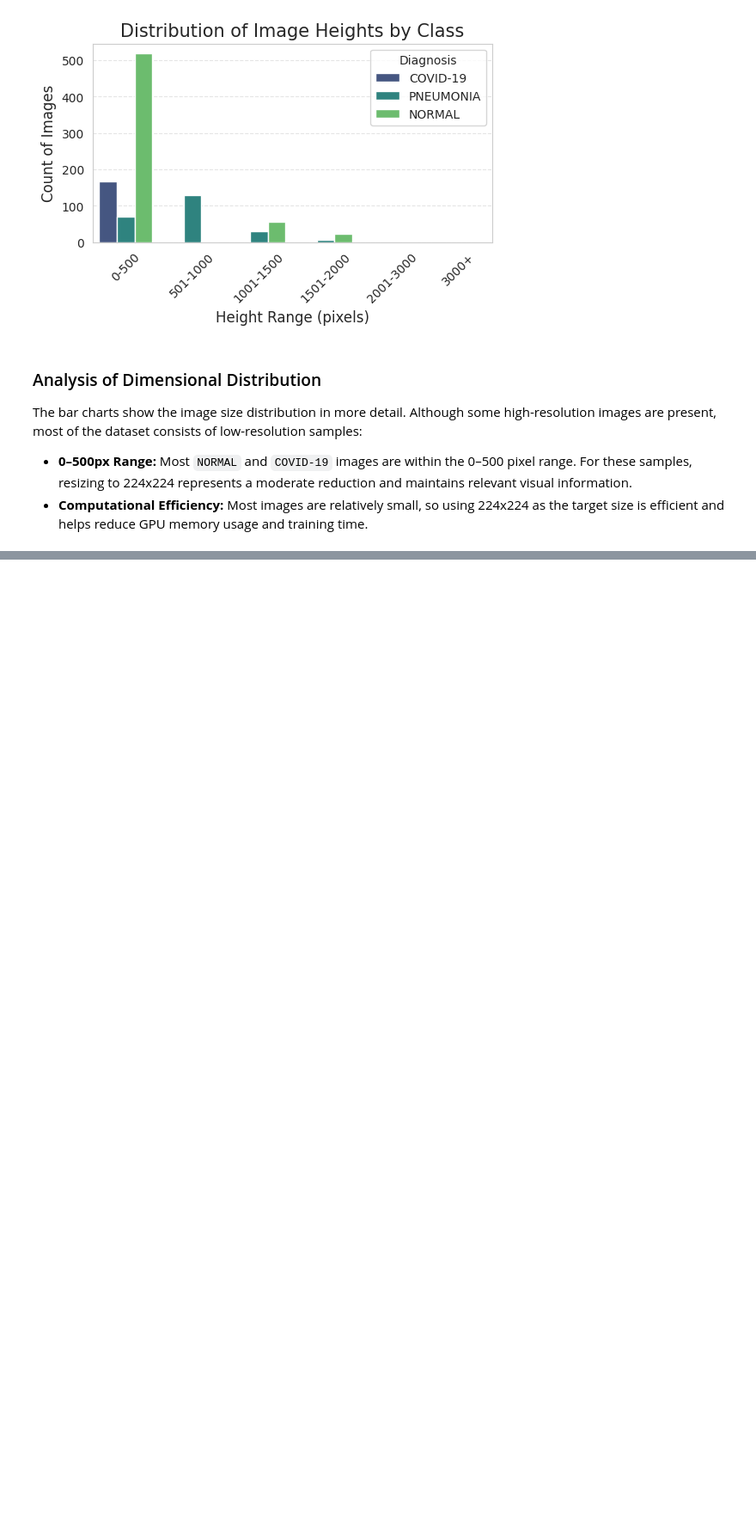
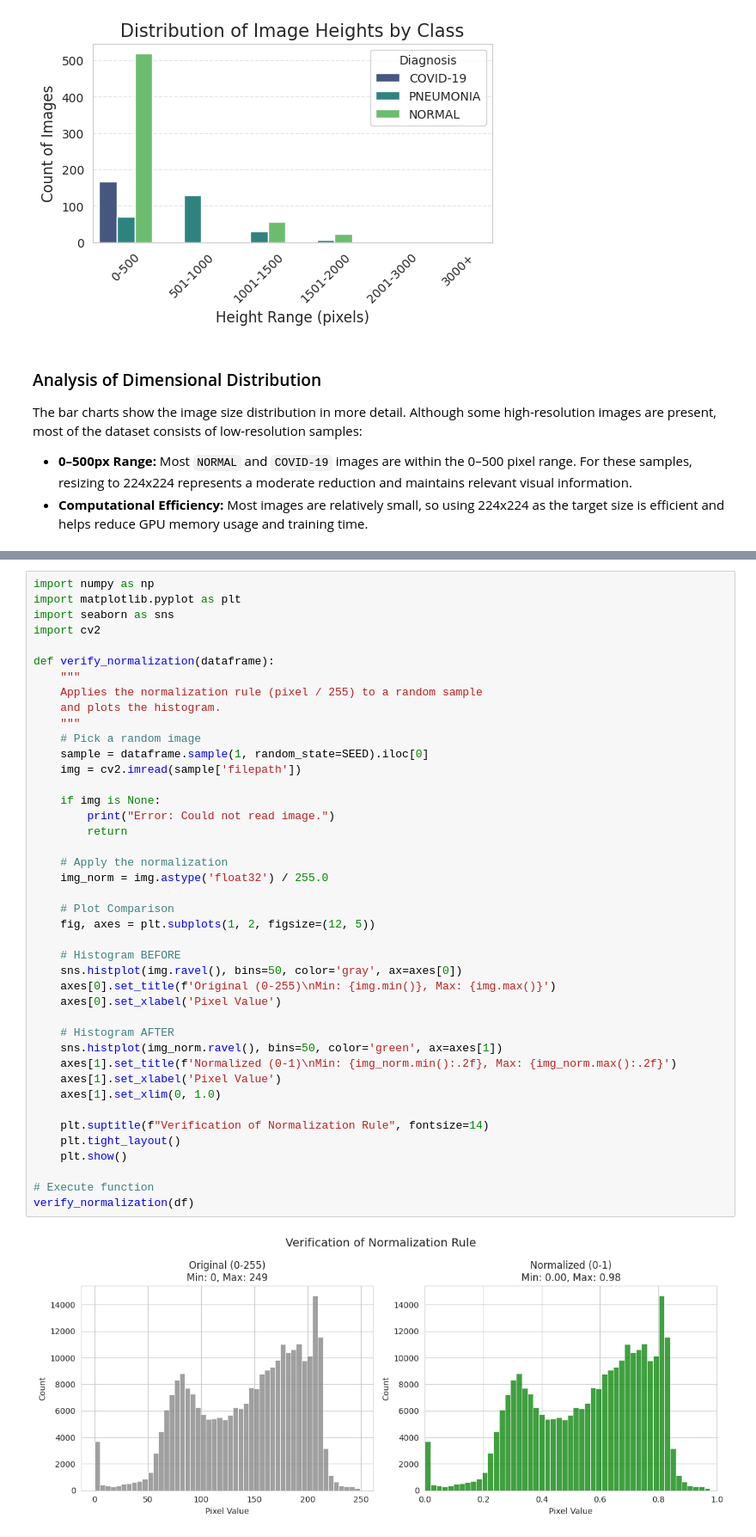
Before and after one commit to juliancramos/cnn-pneumonia-covid-detector, a Jupyter notebook: cnn-pneumonia-covid-detector.ipynb, the cells around one changed output, grey strips where cells are left out. Shown at 86% size. Saved outputs shown, nothing was run; the diff lists cells and outputs as text; blank space fills up the shorter version.

```diff
--- a/cnn-pneumonia-covid-detector.ipynb
+++ b/cnn-pneumonia-covid-detector.ipynb
@@ -704,0 +849,44 @@ The bar charts show the image size distribution in more detail. Although some hi
+# %%
+import numpy as np
+import matplotlib.pyplot as plt
+import seaborn as sns
+import cv2
+
+def verify_normalization(dataframe):
+    """
+    Applies the normalization rule (pixel / 255) to a random sample
+    and plots the histogram.
+    """
+    # Pick a random image
+    sample = dataframe.sample(1, random_state=SEED).iloc[0]
+    img = cv2.imread(sample['filepath'])
+
+    if img is None:
+        print("Error: Could not read image.")
+        return
+
+    # Apply the normalization
+    img_norm = img.astype('float32') / 255.0
+
+    # Plot Comparison
+    fig, axes = plt.subplots(1, 2, figsize=(12, 5))
+
+    # Histogram BEFORE
+    sns.histplot(img.ravel(), bins=50, color='gray', ax=axes[0])
+    axes[0].set_title(f'Original (0-255)\nMin: {img.min()}, Max: {img.max()}')
+    axes[0].set_xlabel('Pixel Value')
+
+    # Histogram AFTER
+    sns.histplot(img_norm.ravel(), bins=50, color='green', ax=axes[1])
+    axes[1].set_title(f'Normalized (0-1)\nMin: {img_norm.min():.2f}, Max: {img_norm.max():.2f}')
+    axes[1].set_xlabel('Pixel Value')
+    axes[1].set_xlim(0, 1.0)
+
+    plt.suptitle(f"Verification of Normalization Rule", fontsize=14)
+    plt.tight_layout()
+    plt.show()
+
+# Execute function
+verify_normalization(df)
+# %% [output]
+[figure, added]
```
Also changed, not shown: parts of 8 cells of this notebook.
